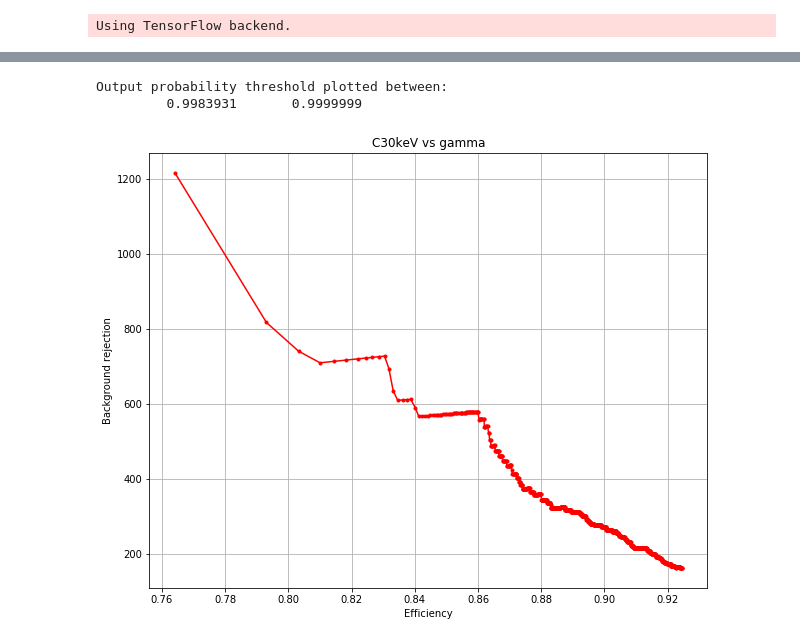
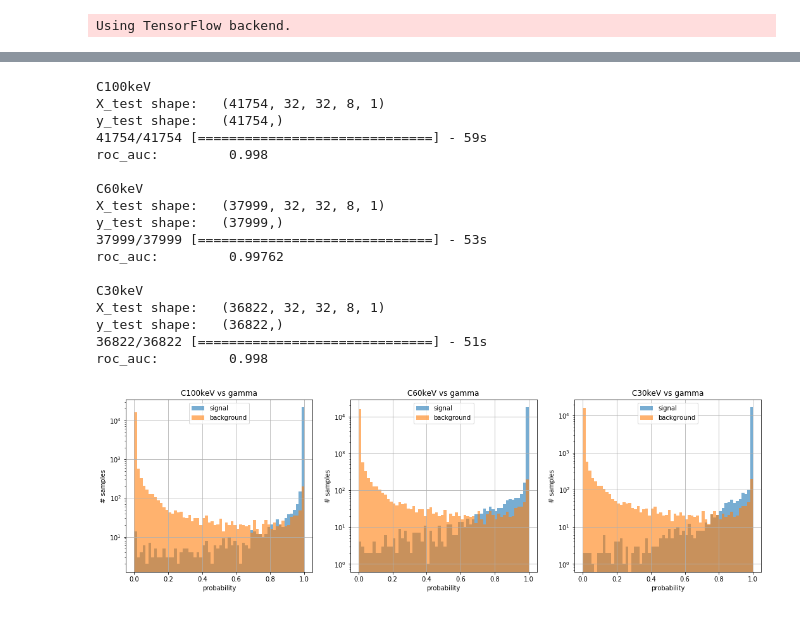
Before and after one commit to altairjericho/NEWS-phd, a Jupyter notebook: CNN/performance.ipynb, the cells around one changed output, grey strips where cells are left out. Saved outputs shown, nothing was run; the diff lists cells and outputs as text; code cells hidden in the pictures.

```diff
--- a/CNN/plots.ipynb
+++ b/CNN/performance.ipynb
@@ -217,14 +122,38 @@ plt.legend()
-# %%
-prec_curve, rec_curve, thr_curve = precision_recall_curve(y_test, preds)
-plt.figure(figsize=(10,8))
-plt.grid()
-plt.title('C30keV vs gamma')
-plt.plot(rec_curve[-1000:-1],(1-prec_curve[-1000:-1])**-1,'r.-')
-plt.xlabel('Efficiency')
-plt.ylabel('Background rejection')
-
-print('Output probability threshold plotted between:\n\t',thr_curve[-1000],'\t',thr_curve[-2])
-# %% [output]
-Output probability threshold plotted between:
-         0.9983931       0.9999999
-[figure, removed]
+# %%
+X_test, y_test, preds, pos, neg, prec_curve, rec_curve, thr_curve = {}, {}, {}, {}, {}, {}, {}, {}
+# %%
+fig, axes = plt.subplots(1, 3, figsize=(18, 5))
+for i,k in enumerate(['C100keV','C60keV','C30keV']):
+    print(k)
+    X_test[k], y_test[k], _ = load_data(sig_n=k,training=False, images=True, shuf_ind={})
+    preds[k] = model.predict(X_test[k],batch_size=128, verbose=1)
+    print('roc_auc:\t',round(roc_auc_score(y_test[k], preds[k]), 5),'\n')
+    # 1st column = output, 2nd column = index
+    pos[k], neg[k] = pos_neg(y_test[k], preds[k])
+    axes[i].hist(pos[k][:,0], bins=60, label='signal', alpha=0.6, range=(0,1))
+    axes[i].hist(neg[k][:,0], bins=60, label='background', alpha=0.6, range=(0,1))
+    axes[i].grid()
+    axes[i].set_title(k+' vs gamma')
+    axes[i].set_yscale('log')
+    axes[i].set_ylabel('# samples')
+    axes[i].set_xlabel('probability')
+    axes[i].legend()
+# %% [output]
+C100keV
+X_test shape:   (41754, 32, 32, 8, 1)
+y_test shape:   (41754,)
+41754/41754 [==============================] - 59s
+roc_auc:         0.998
+
+C60keV
+X_test shape:   (37999, 32, 32, 8, 1)
+y_test shape:   (37999,)
+37999/37999 [==============================] - 53s
+roc_auc:         0.99762
+
+C30keV
+X_test shape:   (36822, 32, 32, 8, 1)
+y_test shape:   (36822,)
+36822/36822 [==============================] - 51s
+roc_auc:         0.998
+[figure, added]
```
Also changed, not shown: parts of 34 cells of this notebook, 4 other files.
